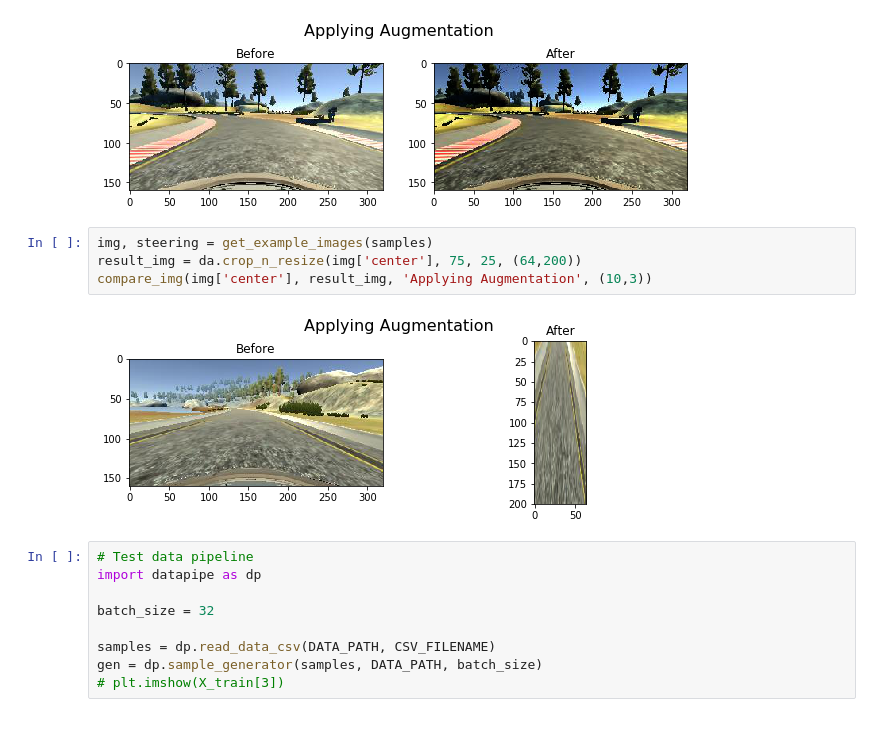
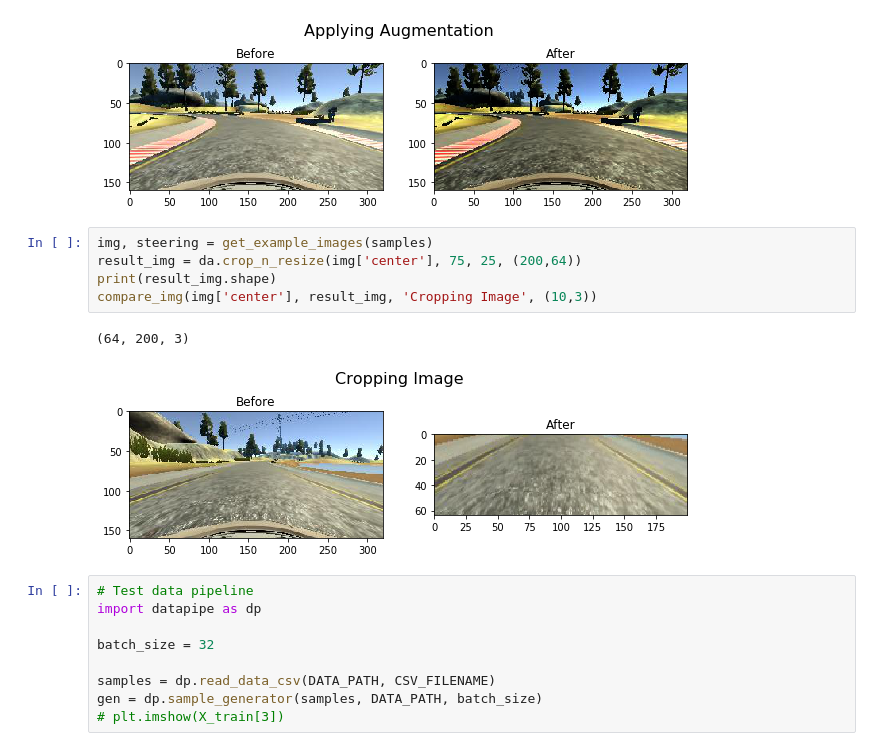
Before and after one commit to laserprec/CarND-Behavioral-Cloning, a Jupyter notebook: data_pipeline.ipynb, the cells around one changed output. Saved outputs shown, nothing was run; the diff lists cells and outputs as text.

```diff
--- a/data_pipeline.ipynb
+++ b/data_pipeline.ipynb
@@ -129,10 +129,12 @@ Original steering angle:  0.0  After Shearing: 0.000
 [figure]
 # %%
 img, steering = get_example_images(samples)
-result_img = da.crop_n_resize(img['center'], 75, 25, (64,200))
-compare_img(img['center'], result_img, 'Applying Augmentation', (10,3))
+result_img = da.crop_n_resize(img['center'], 75, 25, (200,64))
+print(result_img.shape)
+compare_img(img['center'], result_img, 'Cropping Image', (10,3))
 # %% [output]
+(64, 200, 3)
-[figure, old version]
+[figure, new version]
 # %%
 # Test data pipeline
 import datapipe as dp
```
Also changed, not shown: 14 other files.
